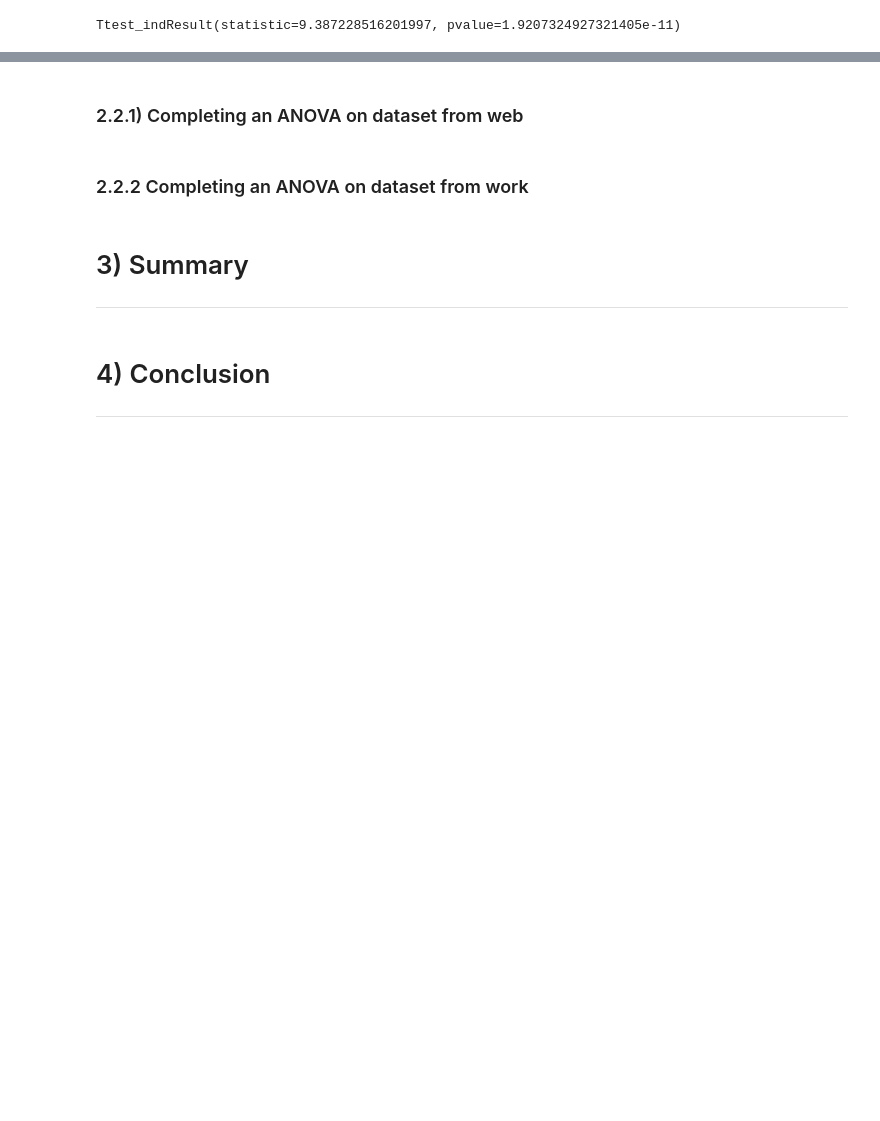
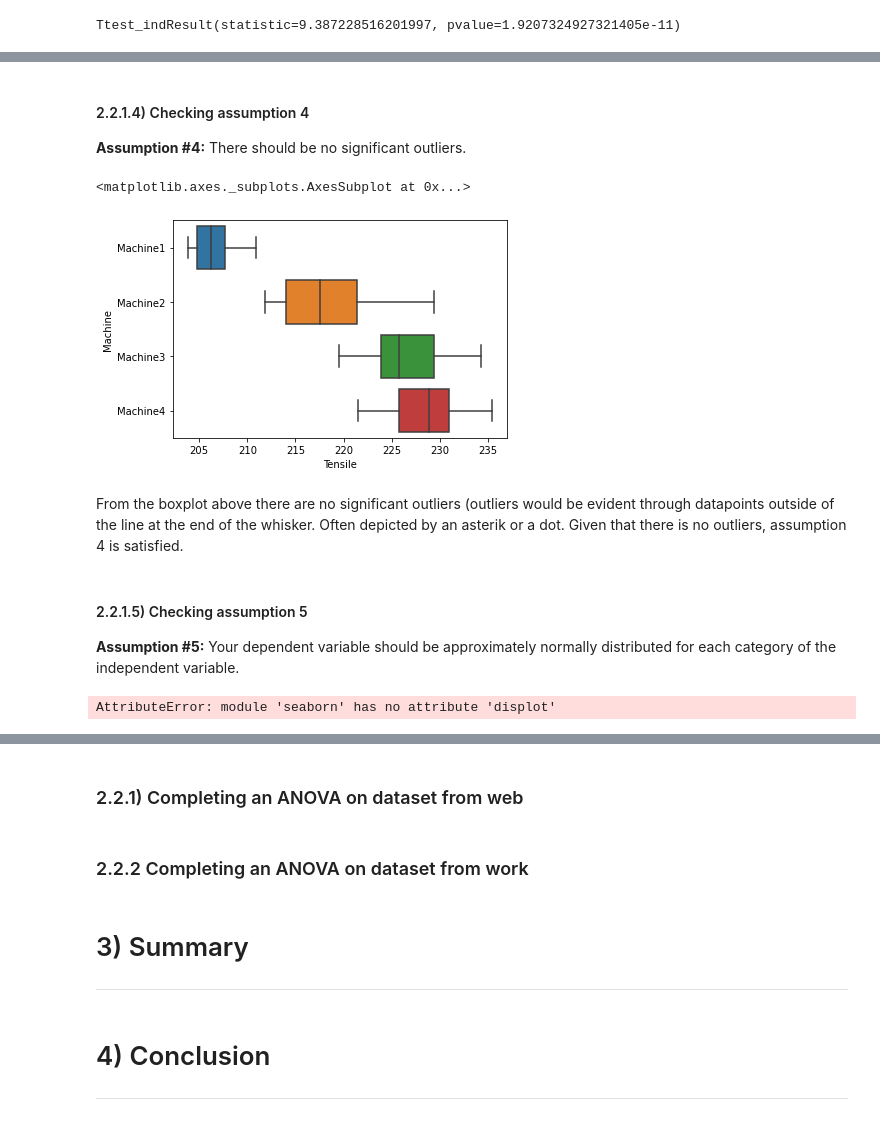
Before and after one commit to KeithQuinn/Machine-Learning-and-Statistics-Winter-21-22, a Jupyter notebook: scipy-stats.ipynb, the cells around one changed output, grey strips where cells are left out. Saved outputs shown, nothing was run; the diff lists cells and outputs as text; code cells hidden in the pictures; blank space fills up the shorter version.

```diff
--- a/scipy-stats.ipynb
+++ b/scipy-stats.ipynb
@@ -165,0 +272,4 @@ Because the p-value of our test (1.92e-11) is less than alpha = 0.05, we reject
+# %%
+mould_df = pd.read_csv('MouldingMachine.csv')
+tensile = mould_df['Tensile'] # dependent variable
+machine = mould_df['Machine'] # independent variable
@@ -165,0 +339,18 @@ Because the p-value of our test (1.92e-11) is less than alpha = 0.05, we reject
+# %% [markdown]
+#### 2.2.1.4) Checking assumption 4
+**Assumption #4:** There should be no significant outliers.
+# %%
+sns.boxplot(x=tensile, y=machine)
+# %% [output]
+<matplotlib.axes._subplots.AxesSubplot at 0x...>
+[figure, added]
+# %% [markdown]
+From the boxplot above there are no significant outliers (outliers would be evident through datapoints outside of the line at the end of the whisker. Often depicted by an asterik or a dot. Given that there is no outliers, assumption 4 is satisfied.
+# %% [markdown]
+#### 2.2.1.5) Checking assumption 5
+**Assumption #5:** Your dependent variable should be approximately normally distributed for each category of the independent variable.
+# %%
+penguins = sns.load_dataset("penguins")
+sns.displot(penguins, x="flipper_length_mm")
+# %% [output]
+AttributeError: module 'seaborn' has no attribute 'displot'
```
Also changed, not shown: parts of 34 cells of this notebook, 4 other files.
